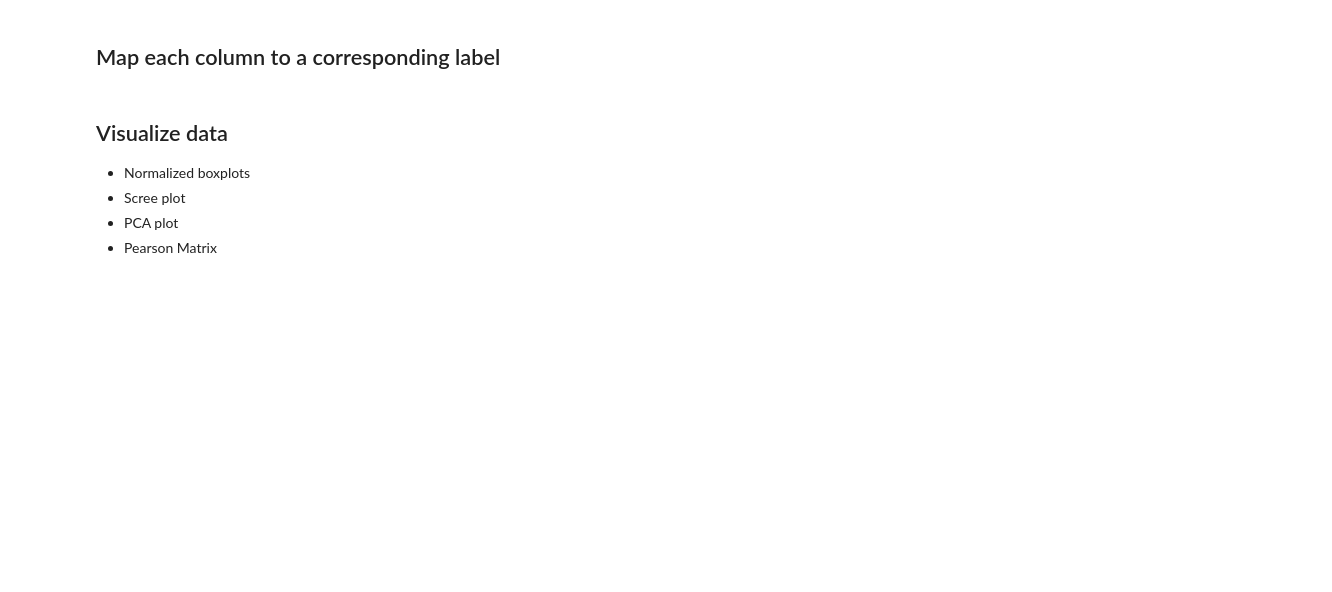
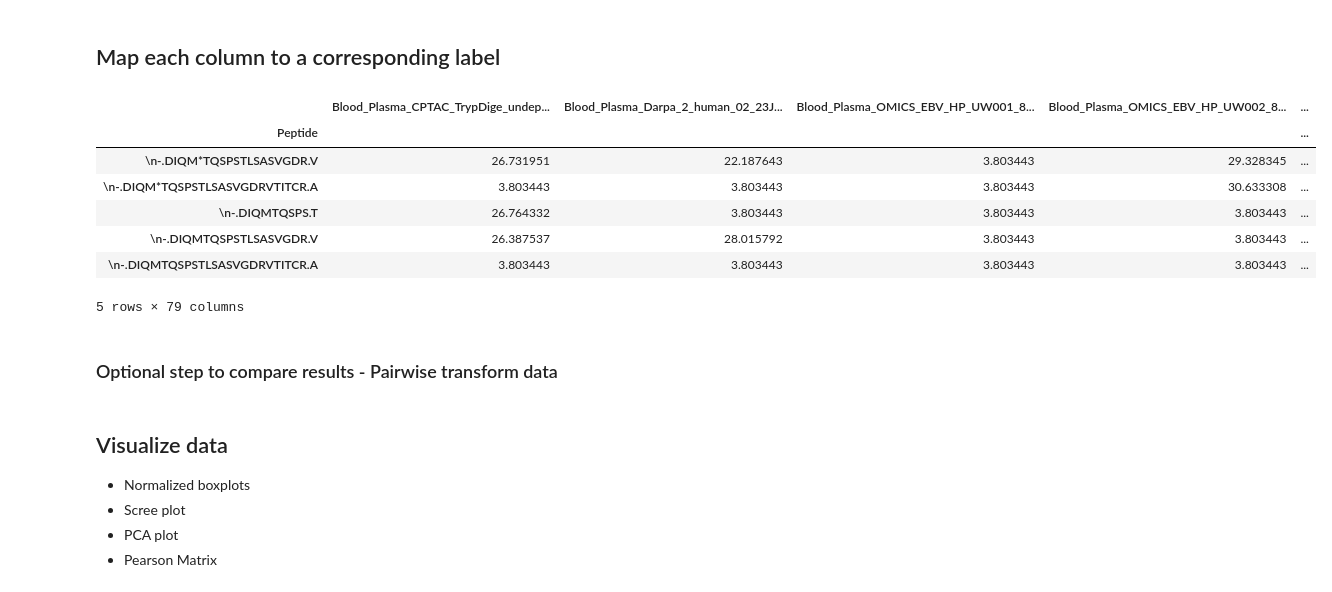
Before and after one commit to PNNL-Comp-Mass-Spec/Tissue_Classification, a Jupyter notebook: Classifiers/Human_Tissues.ipynb, the cells around one changed output. Saved outputs shown, nothing was run; the diff lists cells and outputs as text; code cells hidden in the pictures; blank space fills up the shorter version.

Commit message:
Optional step to pairwise transform data

```diff
--- a/Classifiers/Human_Tissues.ipynb
+++ b/Classifiers/Human_Tissues.ipynb
@@ -59,7 +59,8 @@ impute_val = df_min/2
 df = df.fillna(impute_val)
 
 # median normalize
-df.iloc[:,:] = preprocessing.RobustScaler().fit_transform(df)
+mq.median_normalize(df)
+#df.iloc[:,:] = preprocessing.RobustScaler().fit_transform(df)
 # %% [markdown]
 ## Map each column to a corresponding label
 # %%
@@ -72,3 +73,16 @@ column_names = df.columns.values.tolist()
 labels = cu.get_labels(column_names, tissues_to_columns)
 
 # Sort columns by tissue type for visualization purposes
+# %%
+df.head()
+# %% [output]
+|  | Blood_Plasma_CPTAC_TrypDige_undep... | Blood_Plasma_Darpa_2_human_02_23J... | Blood_Plasma_OMICS_EBV_HP_UW001_8... | Blood_Plasma_OMICS_EBV_HP_UW002_8... | ... |
+| Peptide |  |  |  |  | ... |
+| \n-.DIQM*TQSPSTLSASVGDR.V | 26.731951 | 22.187643 | 3.803443 | 29.328345 | ... |
+| \n-.DIQM*TQSPSTLSASVGDRVTITCR.A | 3.803443 | 3.803443 | 3.803443 | 30.633308 | ... |
+| \n-.DIQMTQSPS.T | 26.764332 | 3.803443 | 3.803443 | 3.803443 | ... |
+| \n-.DIQMTQSPSTLSASVGDR.V | 26.387537 | 28.015792 | 3.803443 | 3.803443 | ... |
+| \n-.DIQMTQSPSTLSASVGDRVTITCR.A | 3.803443 | 3.803443 | 3.803443 | 3.803443 | ... |
+5 rows × 79 columns
+# %% [markdown]
+### Optional step to compare results - Pairwise transform data
```
Also changed, not shown: parts of 5 cells of this notebook.
